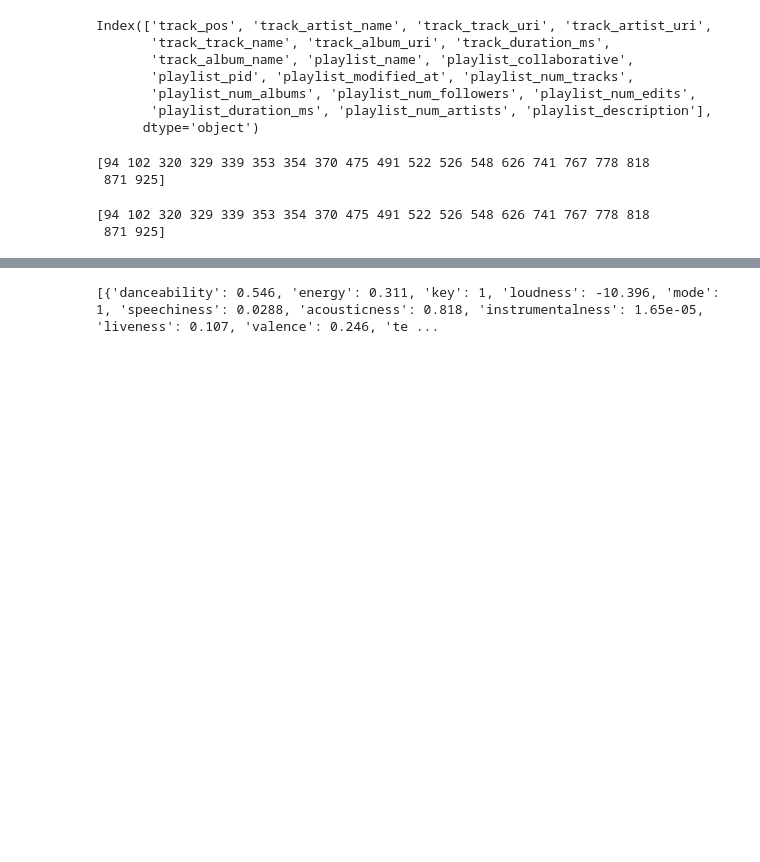
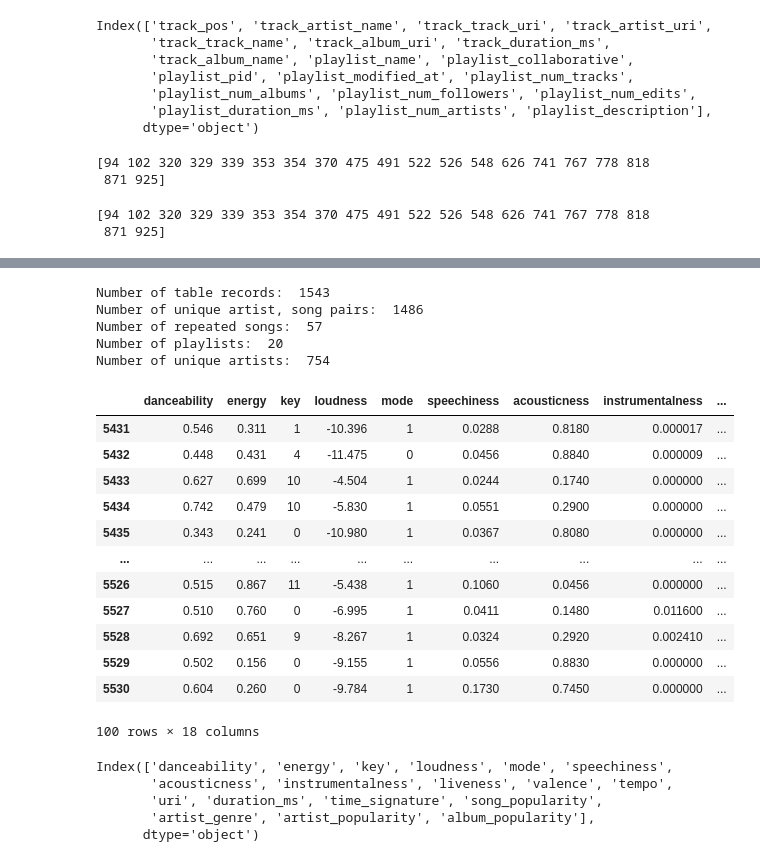
Before and after one commit to Ernek/song_recommender, a Jupyter notebook: exploratory_data_analysis.ipynb, the cells around one changed output, grey strips where cells are left out. Saved outputs shown, nothing was run; the diff lists cells and outputs as text; code cells hidden in the pictures; blank space fills up the shorter version.

Commit message:
included song, artist and album features

```diff
--- a/exploratory_data_analysis.ipynb
+++ b/exploratory_data_analysis.ipynb
@@ -133,18 +83,0 @@ subset_df.head()
-# %%
-# Pull metadata from a single track
-spotify = spotipy.Spotify(client_credentials_manager=SpotifyClientCredentials())
-
-track_uri = subset_df.iloc[0]['track_track_uri']
-
-
-results = spotify.audio_features(tracks=track_uri)
-print(results)
-# albums = results['items']
-# while results['next']:
-#     results = spotify.next(results)
-#     albums.extend(results['items'])
-
-# for album in albums:
-#     print(album['name'])
-# %% [output]
-[{'danceability': 0.546, 'energy': 0.311, 'key': 1, 'loudness': -10.396, 'mode': 1, 'speechiness': 0.0288, 'acousticness': 0.818, 'instrumentalness': 1.65e-05, 'liveness': 0.107, 'valence': 0.246, 'te ...
@@ -157,0 +84,14 @@ print('Number of unique artists: ', len(subset_df['track_artist_name'].unique())
+# %%
+num_records = len(subset_df)
+num_unique_records = len(subset_df[['track_artist_name','track_track_name']].apply(lambda x: ',.'.join(x),axis=1).unique())
+print('Number of table records: ', num_records)
+print('Number of unique artist, song pairs: ', num_unique_records )
+print('Number of repeated songs: ', num_records - num_unique_records )
+print('Number of playlists: ', len(subset_df['playlist_pid'].unique()))
+print('Number of unique artists: ', len(subset_df['track_artist_name'].unique()))
+# %% [output]
+Number of table records:  1543
+Number of unique artist, song pairs:  1486
+Number of repeated songs:  57
+Number of playlists:  20
+Number of unique artists:  754
@@ -157,0 +141,28 @@ print('Number of unique artists: ', len(subset_df['track_artist_name'].unique())
+# %%
+audio_sp_df = get_features(subset_df)
+audio_sp_df.index.name = None
+audio_sp_df.drop(['type', 'id', 'track_href', 'analysis_url'], inplace=True, axis=1)
+audio_sp_df
+# %% [output]
+|  | danceability | energy | key | loudness | mode | speechiness | acousticness | instrumentalness | ... |
+| 5431 | 0.546 | 0.311 | 1 | -10.396 | 1 | 0.0288 | 0.8180 | 0.000017 | ... |
+| 5432 | 0.448 | 0.431 | 4 | -11.475 | 0 | 0.0456 | 0.8840 | 0.000009 | ... |
+| 5433 | 0.627 | 0.699 | 10 | -4.504 | 1 | 0.0244 | 0.1740 | 0.000000 | ... |
+| 5434 | 0.742 | 0.479 | 10 | -5.830 | 1 | 0.0551 | 0.2900 | 0.000000 | ... |
+| 5435 | 0.343 | 0.241 | 0 | -10.980 | 1 | 0.0367 | 0.8080 | 0.000000 | ... |
+| ... | ... | ... | ... | ... | ... | ... | ... | ... | ... |
+| 5526 | 0.515 | 0.867 | 11 | -5.438 | 1 | 0.1060 | 0.0456 | 0.000000 | ... |
+| 5527 | 0.510 | 0.760 | 0 | -6.995 | 1 | 0.0411 | 0.1480 | 0.011600 | ... |
+| 5528 | 0.692 | 0.651 | 9 | -8.267 | 1 | 0.0324 | 0.2920 | 0.002410 | ... |
+| 5529 | 0.502 | 0.156 | 0 | -9.155 | 1 | 0.0556 | 0.8830 | 0.000000 | ... |
+| 5530 | 0.604 | 0.260 | 0 | -9.784 | 1 | 0.1730 | 0.7450 | 0.000000 | ... |
+100 rows × 18 columns
+# %%
+# Parameters to use for the model
+audio_sp_df.keys()
+# %% [output]
+Index(['danceability', 'energy', 'key', 'loudness', 'mode', 'speechiness',
+       'acousticness', 'instrumentalness', 'liveness', 'valence', 'tempo',
+       'uri', 'duration_ms', 'time_signature', 'song_popularity',
+       'artist_genre', 'artist_popularity', 'album_popularity'],
+      dtype='object')
```
Also changed, not shown: parts of 10 cells of this notebook.
